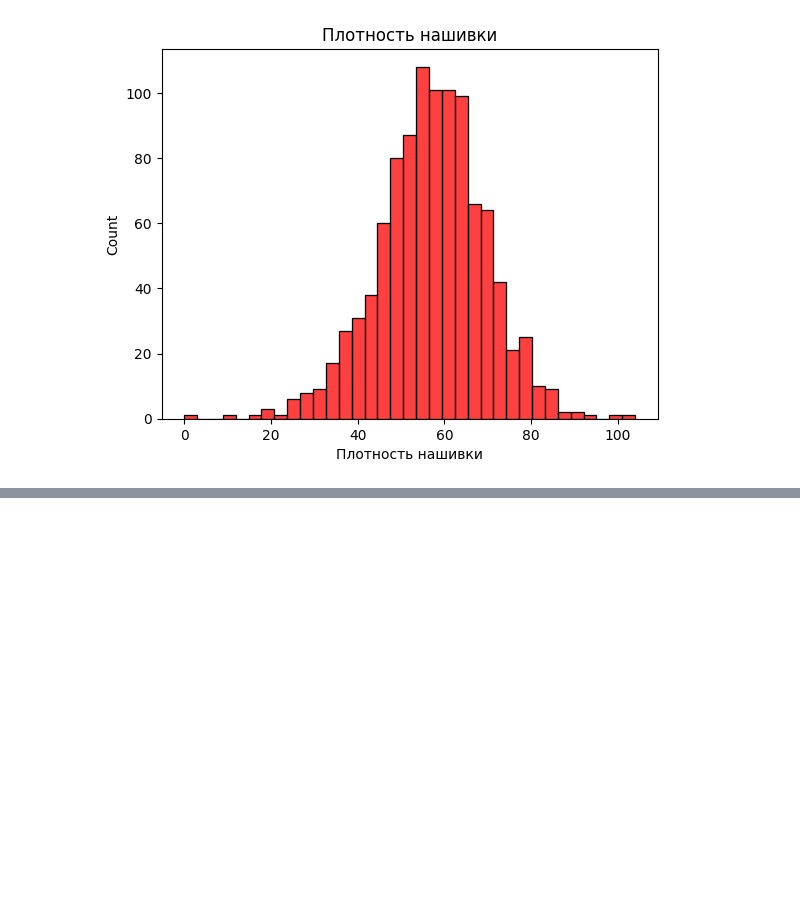
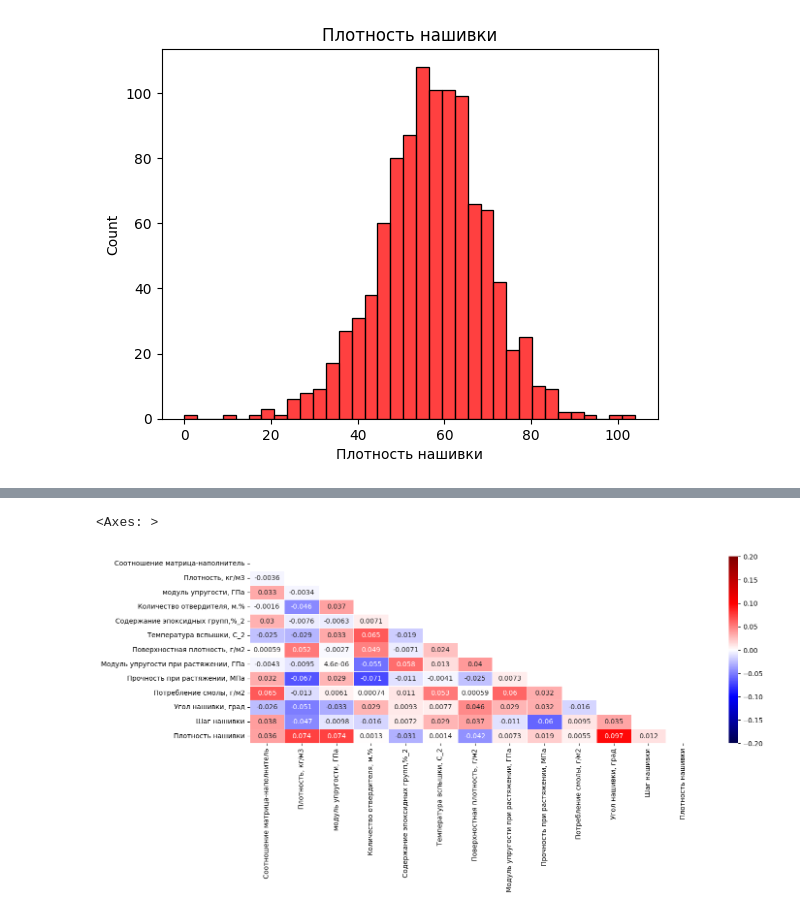
Before and after one commit to Ziyangirova/VKR, a Jupyter notebook: VKR.ipynb, the cells around one changed output, grey strips where cells are left out. Drawn from its saved outputs; the diff is of its cells as text; code cells hidden in the pictures; blank space fills up the shorter version.

```diff
--- a/VKR.ipynb
+++ b/VKR.ipynb
@@ -155,0 +229,2 @@ plt.show()
+# %%
+X_set_mean = X_set.fillna(X_set.mean())
@@ -155,0 +263,8 @@ plt.show()
+# %%
+#определение зависимостей после удаления выбросов
+fig, ax = plt.subplots(figsize=(15, 5))
+mask = np.triu(X_set_mean.corr())
+sns.heatmap(X_set_mean.corr(), vmin = -0.2, vmax = 0.2, cmap='seismic', linewidth=0.5, annot=True, mask = mask)
+# %% [output]
+<Axes: >
+[figure, added]
```
Also changed, not shown: parts of 13 cells of this notebook.
